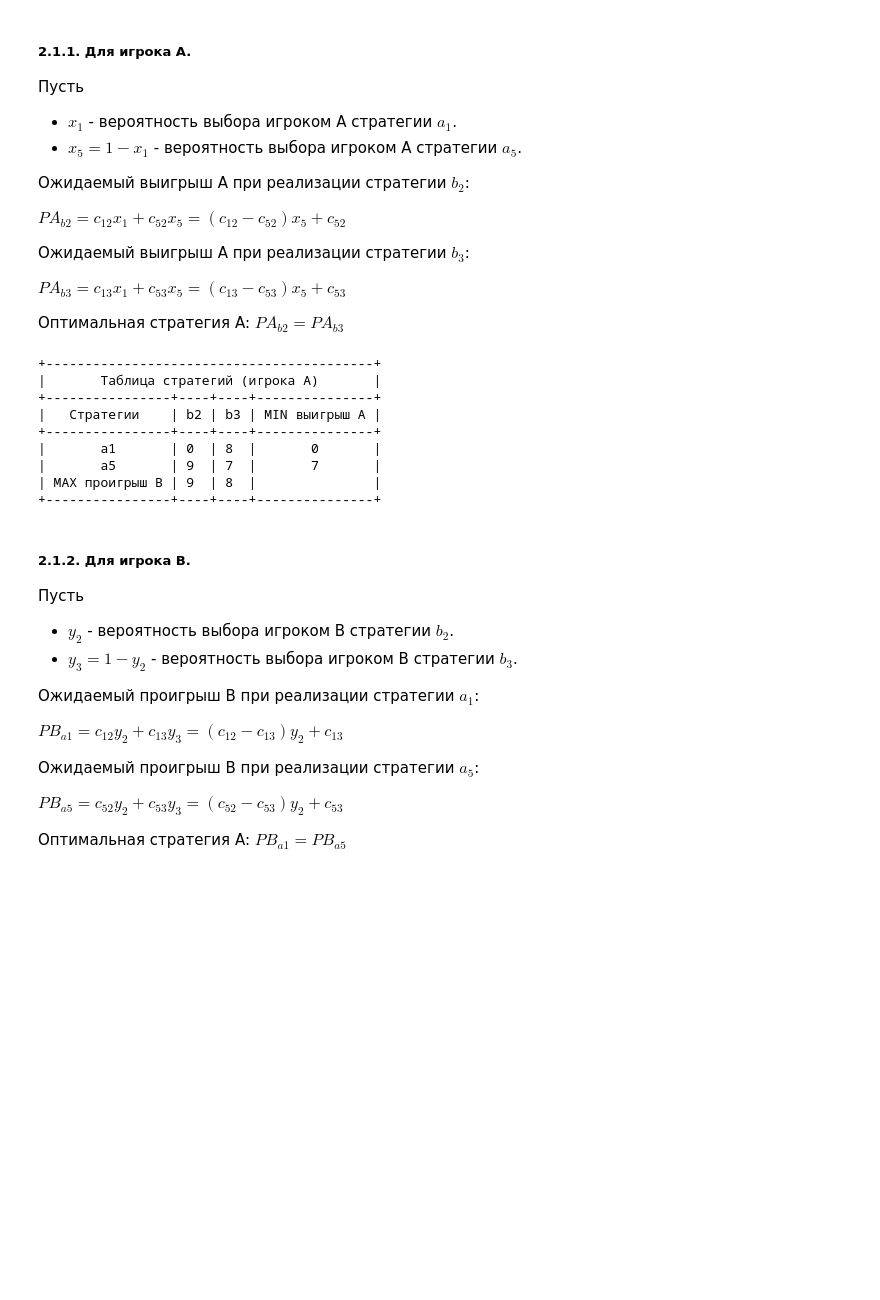
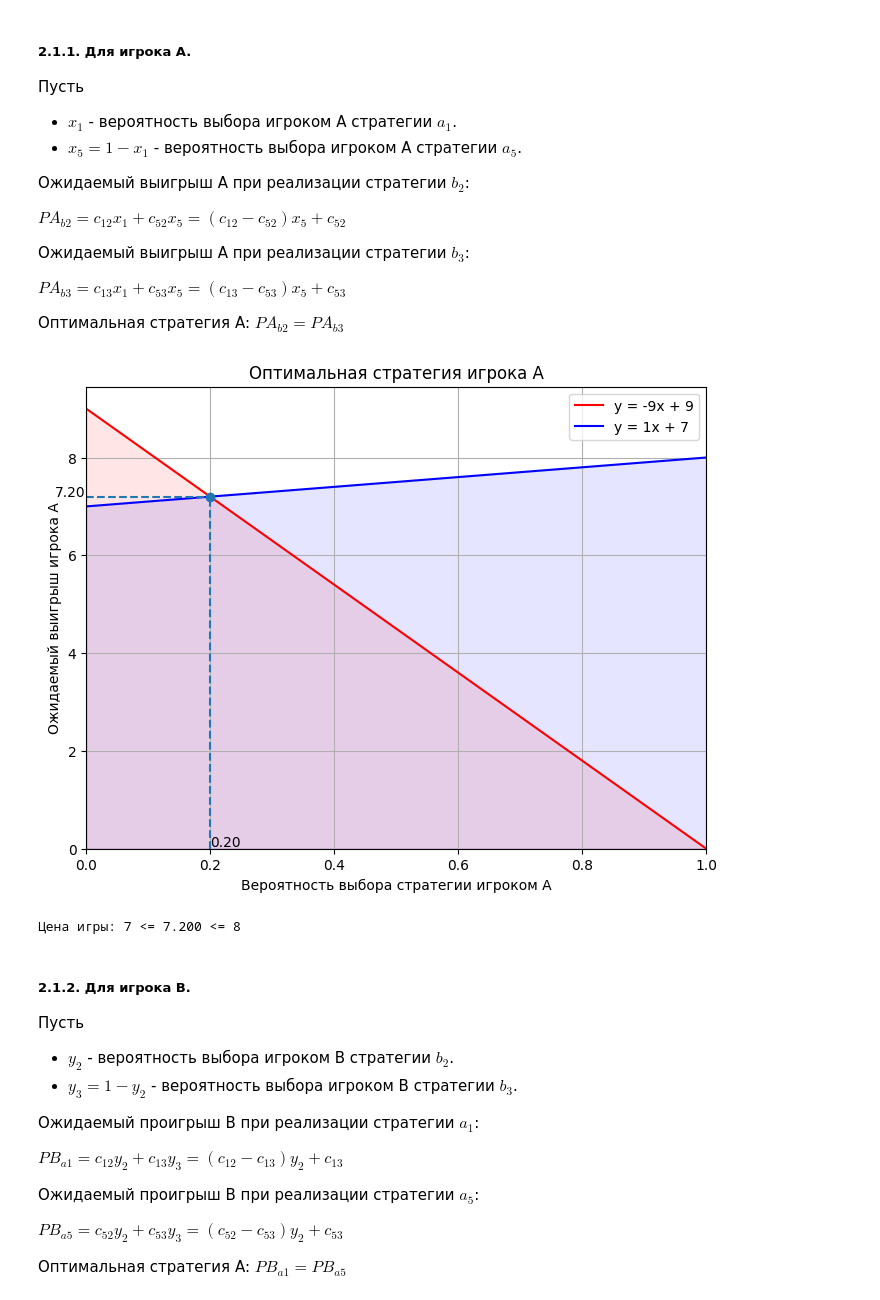
Before and after one commit to aaaaaaaalesha/10-game_theory, a Jupyter notebook: game_theory/introduction_rgz_01/rgz.ipynb, the cells around one changed output. Drawn from its saved outputs; the diff is of its cells as text; code cells hidden in the pictures; blank space fills up the shorter version.

Commit message:
feat(rgz): graphoanalytic method added

```diff
--- a/game_theory/introduction_rgz_01/rgz.ipynb
+++ b/game_theory/introduction_rgz_01/rgz.ipynb
@@ -121,8 +122,8 @@ reduced_game
 <u>Опр. **NBR-столбец**</u> - столбец, который объективно не будет разыгрываться игроком B для всех наперёд фиксированных стратегий A.
 # %%
 # Вычеркиваем столбцы и строки, которые мы точно не выберем при фиксированной стратегии.
-reduced_game: GameMatrix = game_matrix.reduce_dimension(method='nbr_drop')
-reduced_game
+nbr_reduced_game: GameMatrix = game_matrix.reduce_dimension(method='nbr_drop')
+nbr_reduced_game
 # %% [output]
 Удаление NBR-стратегий ['a3', 'a4']
 Удаление NBR-стратегий ['b1', 'b4', 'b5']
@@ -136,6 +137,9 @@ reduced_game
 |       a5       | 9  | 7  |       7       |
 | MAX проигрыш B | 9  | 8  |               |
 +----------------+----+----+---------------+
+# %%
+assert dominant_reduced_game == nbr_reduced_game
+reduced_game: GameMatrix = nbr_reduced_game
 # %% [markdown]
 ### 2. Нахождение смешанных стратегий и цены игры
 
@@ -160,17 +164,64 @@ $PA_{b3} = c_{13}x_{1} + c_{53}x_5 = (c_{13} - c_{53})x_5 + c_{53}$
 
 Оптимальная стратегия A: $PA_{b2} = PA_{b3}$
 # %%
-reduced_game
+(a, b), (c, d) = reduced_game.matrix.tolist()
+PA_b_first = lambda x: (a - c) * x + c
+PA_b_second = lambda x: (b - d) * x + d
+
+# Находим точку пересечения решая систему Ax = b.
+PA_A = np.array([
+    [-(a - c), 1],
+    [-(b - d), 1],
+])
+PA_b = np.array([c, d])
+(x_intersect, y_intersect) = np.linalg.solve(PA_A, PA_b)
-# %% [output]
-+------------------------------------------+
-|       Таблица стратегий (игрока А)       |
-+----------------+----+----+---------------+
-|   Стратегии    | b2 | b3 | MIN выигрыш A |
-+----------------+----+----+---------------+
-|       a1       | 0  | 8  |       0       |
-|       a5       | 9  | 7  |       7       |
-| MAX проигрыш B | 9  | 8  |               |
-+----------------+----+----+---------------+
+# %%
+# Отрисовка графиков пересечения.
+X = np.linspace(0, 1, 50)
+PA_b_first_y = PA_b_first(X)
+PA_b_second_y = PA_b_second(X)
+
+plt.figure(figsize=(8, 6))
+plt.title("Оптимальная стратегия игрока A")
+plt.plot(X, PA_b_first_y, label=f"y = {a - c}x + {c}", color="red")
+plt.plot(X, PA_b_second_y, label=f"y = {b - d}x + {d}", color="blue")
+
+# Точка пересечения.
+plt.plot(x_intersect, y_intersect, "o")
+# Проекции точки пересечения на оси.
+plt.vlines(x_intersect, min(PA_b_first_y), y_intersect, linestyles='dashed')
+plt.hlines(y_intersect, min(X), x_intersect, linestyles='dashed')
+# Ограничение [0, 1] - вероятность.
+plt.xlim(0, 1)
+# Ограничение на нормализованные элементы матрицы.
+plt.ylim(0, None)
+# Подписи осей.
+plt.xlabel("Вероятность выбора стратегии игроком A")
+plt.ylabel("Ожидаемый выигрыш игрока A")
+# Сегменты под графиками.
+plt.fill_between(X, PA_b_first_y, color='red', alpha=0.1)
+plt.fill_between(X, PA_b_second_y, color='blue', alpha=0.1)
+# Отображение значений координат точки пересечения на осях
+plt.text(x_intersect, 0.05, f'{x_intersect:.2f}')
+plt.text(-0.05, y_intersect, f'{y_intersect:.2f}')
+
+plt.legend()
+plt.grid(True)
+# %% [output]
+[figure, added]
+# %%
+# Смешанные стратегии игрока A и цена игры.
+_, lowest_game_price = reduced_game.lowest_game_price
+_, highest_game_price = reduced_game.highest_game_price
+resulted_game_price = y_intersect
+
+assert lowest_game_price <= resulted_game_price <= highest_game_price
+print(f"Цена игры: {lowest_game_price} <= {resulted_game_price:.3f} <= {highest_game_price}")
+# TODO: расставить стратегии по местам [0.2, 0, 0, 0, 0.8]
+# print(f"Оптимальная смешанная стратегия игрока A:\n"
+#       f"{}")
+# %% [output]
+Цена игры: 7 <= 7.200 <= 8
 # %% [markdown]
 ##### 2.1.2. Для игрока B.
 Пусть
```
Also changed, not shown: parts of 9 cells of this notebook, 1 other file.
